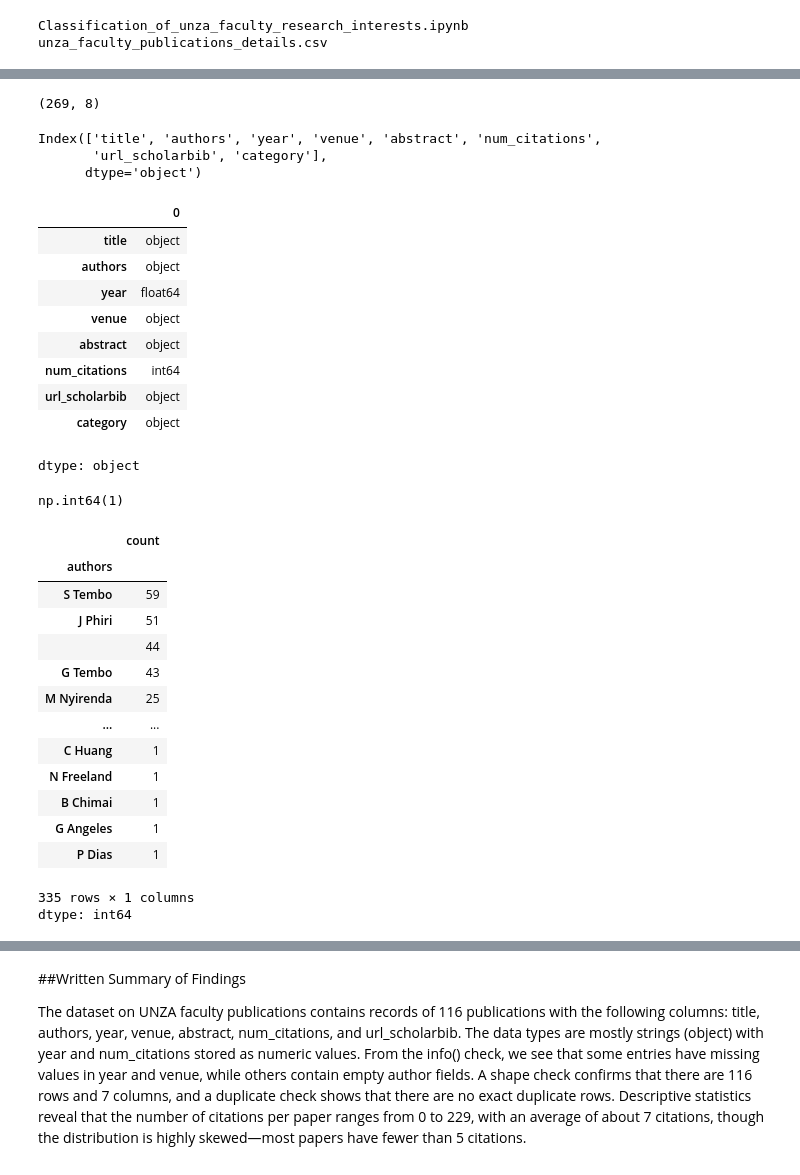
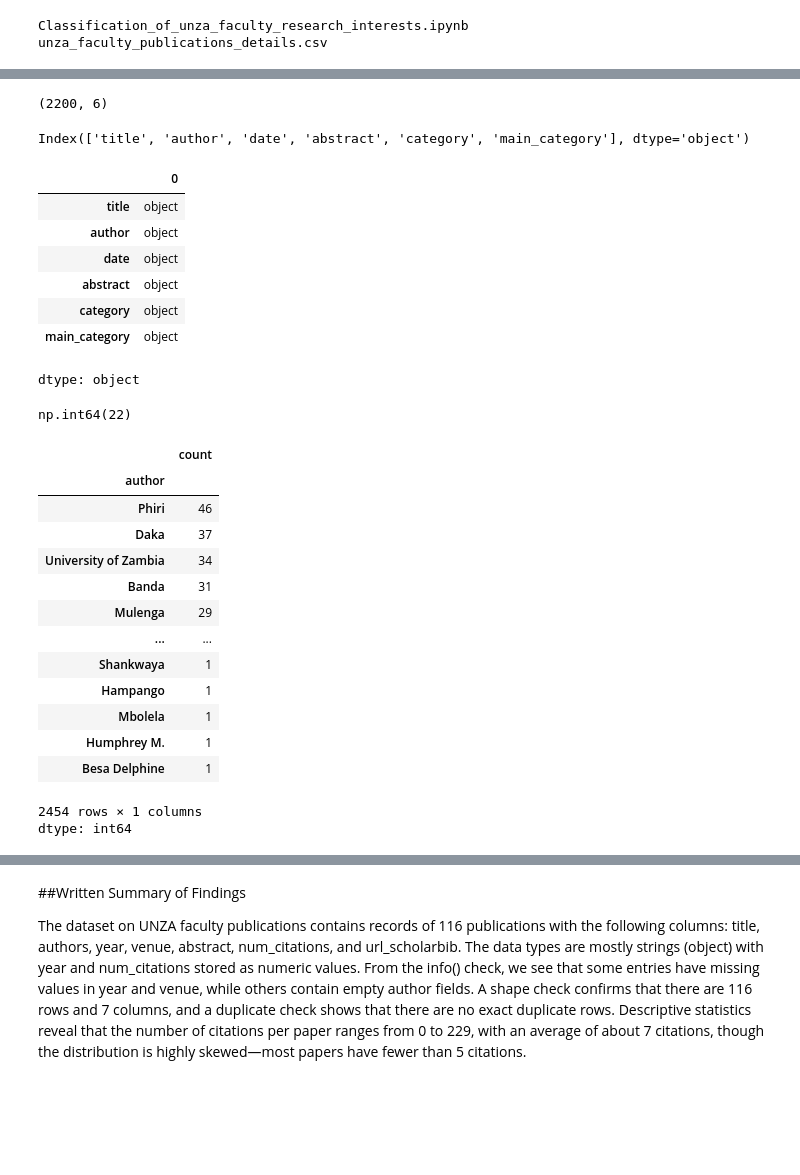
Before and after one commit to FestuMiles/classification-model-unza-publications, a Jupyter notebook: Classification_of_unza_faculty_research_interests.ipynb, the cells around one changed output, grey strips where cells are left out. Drawn from its saved outputs; the diff is of its cells as text; code cells hidden in the pictures; blank space fills up the shorter version.

```diff
--- a/Classification_of_unza_faculty_research_interests.ipynb
+++ b/Classification_of_unza_faculty_research_interests.ipynb
@@ -53,3 +53,4 @@ Classification_of_unza_faculty_research_interests.ipynb
 unza_faculty_publications_details.csv
 # %%
 pub_details = pd.read_csv('unza_faculty_publications_details.csv')
+pub_details.columns = pub_details.columns.str.lower()
@@ -95,49 +94,45 @@ pub_details.describe()
 # %%
 pub_details.shape
 # %% [output]
-(269, 8)
+(2200, 6)
 # %%
 pub_details.columns
 # %% [output]
-Index(['title', 'authors', 'year', 'venue', 'abstract', 'num_citations',
-       'url_scholarbib', 'category'],
-      dtype='object')
+Index(['title', 'author', 'date', 'abstract', 'category', 'main_category'], dtype='object')
 # %%
 pub_details.dtypes
 # %% [output]
 |  | 0 |
 | title | object |
-| authors | object |
-| year | float64 |
-| venue | object |
+| author | object |
+| date | object |
 | abstract | object |
-| num_citations | int64 |
-| url_scholarbib | object |
 | category | object |
+| main_category | object |
 dtype: object
 # %%
 pub_details.duplicated().sum()
 # %% [output]
-np.int64(1)
+np.int64(22)
 # %%
-pub_details['year'].unique()        # Distinct years
-pub_details['venue'].value_counts() # Top publication venues
-pub_details['authors'].str.split(',').explode().value_counts() # Author frequency
+pub_details['date'].unique()        # Distinct years
+pub_details['title'].value_counts() # Top publication venues
+pub_details['author'].str.split(',').explode().value_counts() # Author frequency
 # %% [output]
 |  | count |
-| authors |  |
-| S Tembo | 59 |
-| J Phiri | 51 |
-|  | 44 |
-| G Tembo | 43 |
-| M Nyirenda | 25 |
+| author |  |
+| Phiri | 46 |
+| Daka | 37 |
+| University of Zambia | 34 |
+| Banda | 31 |
+| Mulenga | 29 |
 | ... | ... |
-| C Huang | 1 |
-| N Freeland | 1 |
-| B Chimai | 1 |
-| G Angeles | 1 |
-| P Dias | 1 |
+| Shankwaya | 1 |
+| Hampango | 1 |
+| Mbolela | 1 |
+| Humphrey M. | 1 |
+| Besa Delphine | 1 |
-335 rows × 1 columns
+2454 rows × 1 columns
 dtype: int64
 # %%
 import matplotlib.pyplot as plt
```
Also changed, not shown: parts of 38 cells of this notebook.
